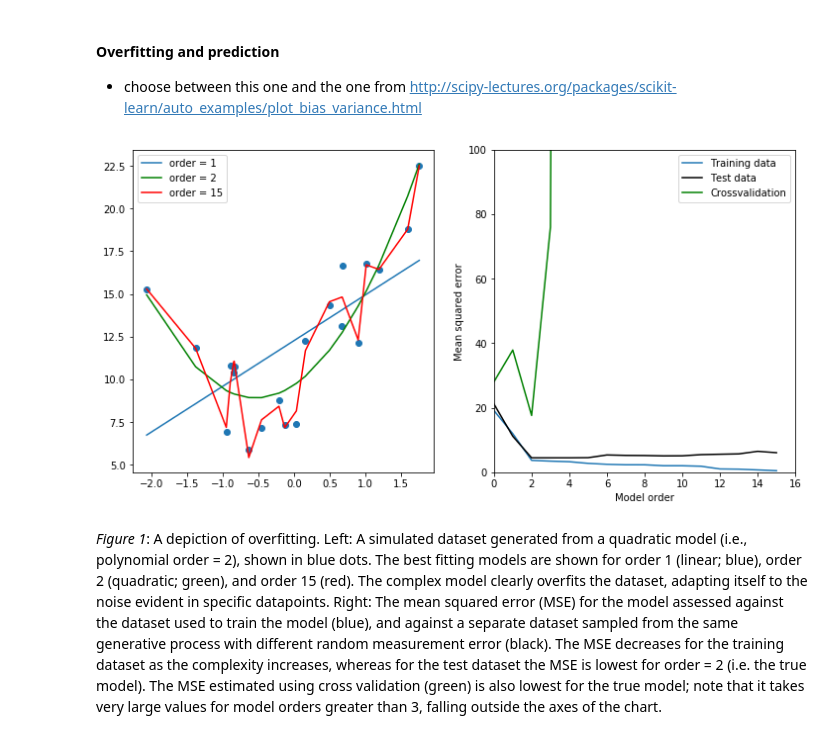
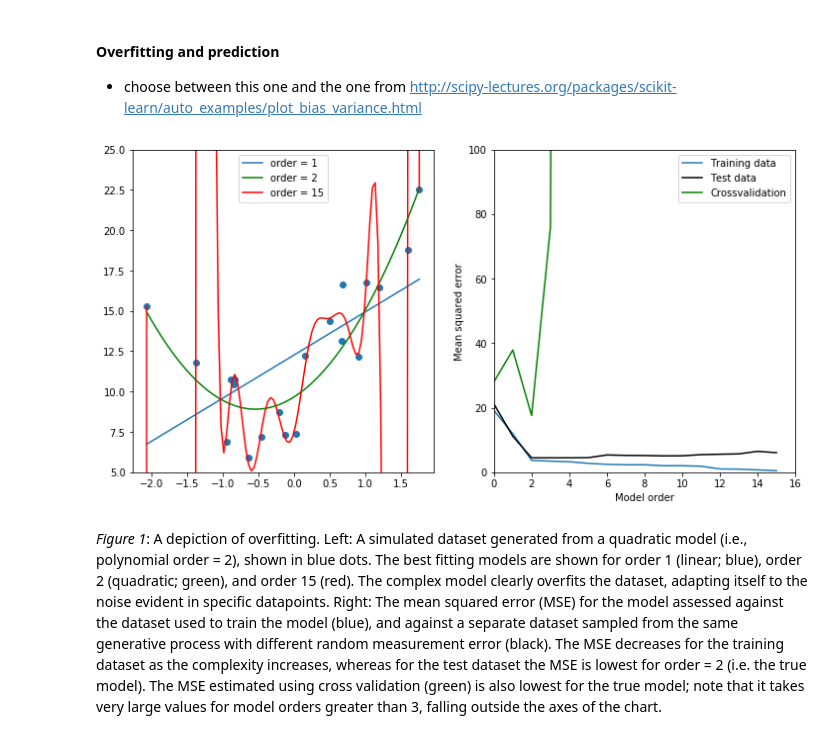
Before and after one commit to poldrack/PredictionCV, a Jupyter notebook: PredictionPaperFigures.ipynb, the cells around one changed output. Cells and saved outputs as stored; diff of their text form; code cells hidden in the pictures.

```diff
--- a/PredictionPaperFigures.ipynb
+++ b/PredictionPaperFigures.ipynb
@@ -110,6 +110,7 @@ X = PolynomialFeatures(degree=2).fit_transform(x)
 beta=[10,3,3]
 Y_train = X.dot(beta) + numpy.random.randn(npts)*noise_sd
 Y_test = X.dot(beta) + numpy.random.randn(npts)*noise_sd
+
 
 coefs={}
 model_order_range = 16
@@ -132,37 +133,40 @@ for model_order in range(model_order_range):
     # also compute cross-validation score
     cv_results[model_order] = model_selection.cross_validate(LinearRegression(fit_intercept=False),
                                                model_X[model_order],
                                                Y_train,cv=4,
                                                scoring='neg_mean_squared_error',
                                                return_train_score=False)
     mse['cv'][model_order] = -1*numpy.mean(cv_results[model_order]['test_score'])
 
 # plot data points vs model fits
+x_test = np.linspace(x.min(), x.max(), 100)
+x_test = x_test[:,numpy.newaxis]
 
 plt.figure(figsize=(12,6))
 plt.subplot(1,2,1)
 plt.scatter(x,Y_train)
-plt.plot(x,lm[1].predict(model_X[1]))
-plt.plot(x,lm[2].predict(model_X[2]),color='g')
-plt.plot(x,lm[15].predict(model_X[15]),color='r')
+plt.plot(x_test,lm[1].predict(PolynomialFeatures(degree=1).fit_transform(x_test)))
+plt.plot(x_test,lm[2].predict(PolynomialFeatures(degree=2).fit_transform(x_test)),color='g')
+plt.plot(x_test,lm[15].predict(PolynomialFeatures(degree=15).fit_transform(x_test)),color='r')
+plt.ylim([5,25])
 plt.legend(['order = 1','order = 2','order = 15'])
 # perform crossvalidation to estimate out-of-sample fit
 
 
 # plot MSE
 
 plt.subplot(1,2,2)
 plt.plot(mse['train'])
 plt.plot(mse['test'],color='k')
 plt.plot(mse['cv'],color='g')
 plt.axis([0,model_order_range,0,100])
 plt.ylabel('Mean squared error')
 plt.xlabel('Model order')
 plt.legend(['Training data','Test data','Crossvalidation'])
 
 plt.savefig('overfitting.png')
 # %% [output]
-[figure, old version]
+[figure, new version]
 # %% [markdown]
 *Figure 1*: A depiction of overfitting.  Left: A simulated dataset generated from a quadratic model (i.e., polynomial order = 2), shown in blue dots.  The best fitting models are shown for order 1 (linear; blue), order 2 (quadratic; green), and order 15 (red).  The complex model clearly overfits the dataset, adapting itself to the noise evident in specific datapoints.  Right: The mean squared error (MSE) for the model assessed against the dataset used to train the model (blue), and against a separate dataset sampled from the same generative process with different random measurement error (black).  The MSE decreases for the training dataset as the complexity increases, whereas for the test dataset the MSE is lowest for order = 2 (i.e. the true model).  The MSE estimated using cross validation (green) is also lowest for the true model; note that it takes very large values for model orders greater than 3, falling outside the axes of the chart.
 
```
